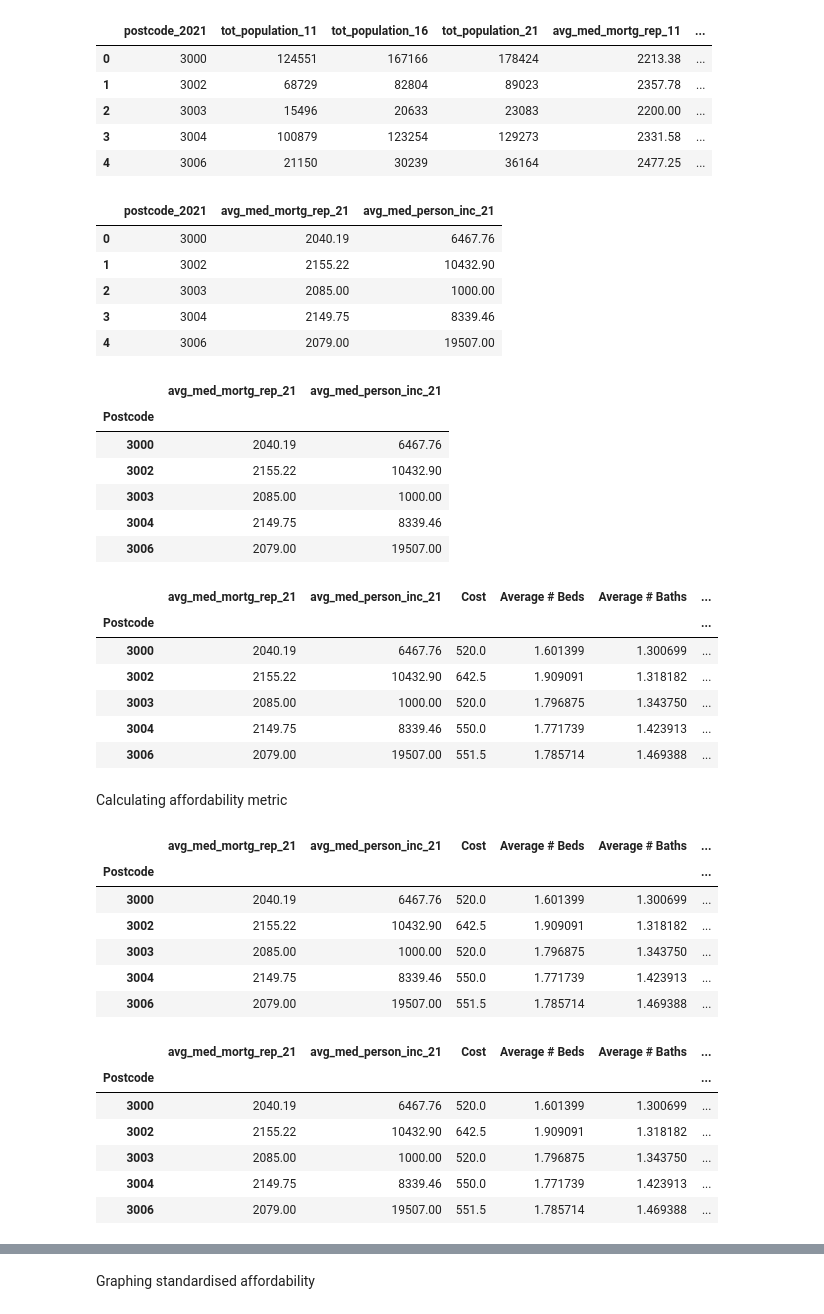
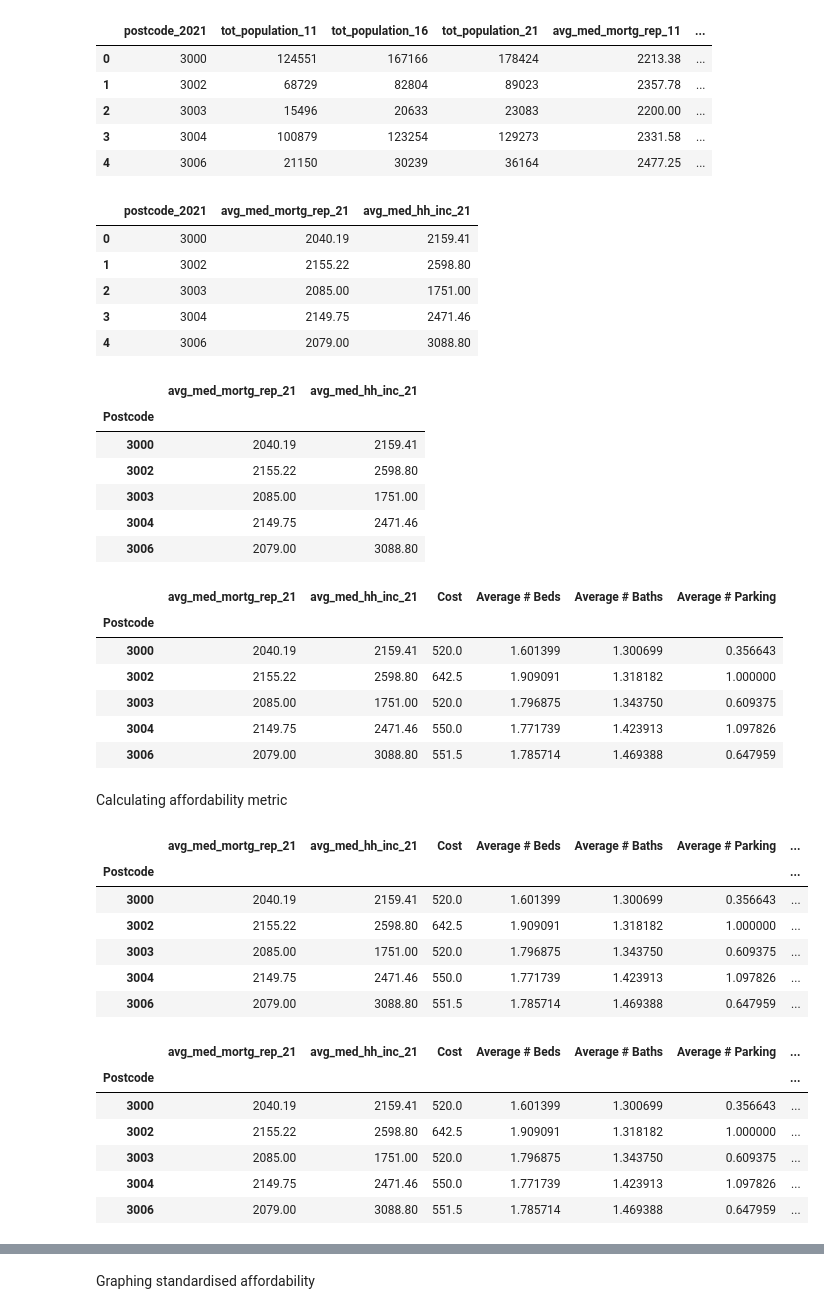
Before and after one commit to MAST30034-Applied-Data-Science/generic-real-estate-consulting-project-group-42, a Jupyter notebook: notebooks/affordability.ipynb, the cells around one changed output, grey strips where cells are left out. Saved outputs shown, nothing was run; the diff lists cells and outputs as text; code cells hidden in the pictures.

Commit message:
Editing affordability to have median household income

```diff
--- a/notebooks/affordability.ipynb
+++ b/notebooks/affordability.ipynb
@@ -127,40 +127,40 @@ census_by_postcode_df = census_by_postcode_df[["postcode_2021", "tot_population_
                             "avg_med_hh_inc_21", "tot_avg_hh_size_21"]]
 
 # Selecting columns required for assessing affordability
-census_income_df = census_by_postcode_df[["postcode_2021", "avg_med_mortg_rep_21", "avg_med_person_inc_21"]]
+census_income_df = census_by_postcode_df[["postcode_2021", "avg_med_mortg_rep_21", "avg_med_hh_inc_21"]]
 census_income_df.head()
 # %% [output]
-|  | postcode_2021 | avg_med_mortg_rep_21 | avg_med_person_inc_21 |
-| 0 | 3000 | 2040.19 | 6467.76 |
-| 1 | 3002 | 2155.22 | 10432.90 |
-| 2 | 3003 | 2085.00 | 1000.00 |
-| 3 | 3004 | 2149.75 | 8339.46 |
-| 4 | 3006 | 2079.00 | 19507.00 |
+|  | postcode_2021 | avg_med_mortg_rep_21 | avg_med_hh_inc_21 |
+| 0 | 3000 | 2040.19 | 2159.41 |
+| 1 | 3002 | 2155.22 | 2598.80 |
+| 2 | 3003 | 2085.00 | 1751.00 |
+| 3 | 3004 | 2149.75 | 2471.46 |
+| 4 | 3006 | 2079.00 | 3088.80 |
 # %%
 # Renaming postcode column of census dataframe and setting to index
 census_income_df = census_income_df.rename({"postcode_2021": "Postcode"}, axis = 1)
 census_income_df = census_income_df.set_index("Postcode")
 census_income_df.head()
 # %% [output]
-|  | avg_med_mortg_rep_21 | avg_med_person_inc_21 |
+|  | avg_med_mortg_rep_21 | avg_med_hh_inc_21 |
 | Postcode |  |  |
-| 3000 | 2040.19 | 6467.76 |
-| 3002 | 2155.22 | 10432.90 |
-| 3003 | 2085.00 | 1000.00 |
-| 3004 | 2149.75 | 8339.46 |
-| 3006 | 2079.00 | 19507.00 |
+| 3000 | 2040.19 | 2159.41 |
+| 3002 | 2155.22 | 2598.80 |
+| 3003 | 2085.00 | 1751.00 |
+| 3004 | 2149.75 | 2471.46 |
+| 3006 | 2079.00 | 3088.80 |
 # %%
 # Joining census income dataframe to dataframe containg price & facilities information
 df = census_income_df.join(price_by_facility_df, on = "Postcode", how = "right")
 df.head()
 # %% [output]
-|  | avg_med_mortg_rep_21 | avg_med_person_inc_21 | Cost | Average # Beds | Average # Baths | ... |
-| Postcode |  |  |  |  |  | ... |
-| 3000 | 2040.19 | 6467.76 | 520.0 | 1.601399 | 1.300699 | ... |
-| 3002 | 2155.22 | 10432.90 | 642.5 | 1.909091 | 1.318182 | ... |
-| 3003 | 2085.00 | 1000.00 | 520.0 | 1.796875 | 1.343750 | ... |
-| 3004 | 2149.75 | 8339.46 | 550.0 | 1.771739 | 1.423913 | ... |
-| 3006 | 2079.00 | 19507.00 | 551.5 | 1.785714 | 1.469388 | ... |
+|  | avg_med_mortg_rep_21 | avg_med_hh_inc_21 | Cost | Average # Beds | Average # Baths | Average # Parking |
+| Postcode |  |  |  |  |  |  |
+| 3000 | 2040.19 | 2159.41 | 520.0 | 1.601399 | 1.300699 | 0.356643 |
+| 3002 | 2155.22 | 2598.80 | 642.5 | 1.909091 | 1.318182 | 1.000000 |
+| 3003 | 2085.00 | 1751.00 | 520.0 | 1.796875 | 1.343750 | 0.609375 |
+| 3004 | 2149.75 | 2471.46 | 550.0 | 1.771739 | 1.423913 | 1.097826 |
+| 3006 | 2079.00 | 3088.80 | 551.5 | 1.785714 | 1.469388 | 0.647959 |
 # %% [markdown]
 Calculating affordability metric
 # %%
@@ -176,28 +176,28 @@ bath_weight = df["Average # Baths"].corr(df["Cost"])
 parking_weight = df["Average # Parking"].corr(df["Cost"])
 # %%
 # Taking the median rental price divided by the median income (multiply by 100 to get cost as a percentage of income)
-df["(Cost / Income)%"] = (df["Cost"] / df["avg_med_person_inc_21"]) * 100
+df["(Cost / Income)%"] = (df["Cost"] / df["avg_med_hh_inc_21"]) * 100
 df.head()
 # %% [output]
-|  | avg_med_mortg_rep_21 | avg_med_person_inc_21 | Cost | Average # Beds | Average # Baths | ... |
-| Postcode |  |  |  |  |  | ... |
-| 3000 | 2040.19 | 6467.76 | 520.0 | 1.601399 | 1.300699 | ... |
-| 3002 | 2155.22 | 10432.90 | 642.5 | 1.909091 | 1.318182 | ... |
-| 3003 | 2085.00 | 1000.00 | 520.0 | 1.796875 | 1.343750 | ... |
-| 3004 | 2149.75 | 8339.46 | 550.0 | 1.771739 | 1.423913 | ... |
-| 3006 | 2079.00 | 19507.00 | 551.5 | 1.785714 | 1.469388 | ... |
+|  | avg_med_mortg_rep_21 | avg_med_hh_inc_21 | Cost | Average # Beds | Average # Baths | Average # Parking | ... |
+| Postcode |  |  |  |  |  |  | ... |
+| 3000 | 2040.19 | 2159.41 | 520.0 | 1.601399 | 1.300699 | 0.356643 | ... |
+| 3002 | 2155.22 | 2598.80 | 642.5 | 1.909091 | 1.318182 | 1.000000 | ... |
+| 3003 | 2085.00 | 1751.00 | 520.0 | 1.796875 | 1.343750 | 0.609375 | ... |
+| 3004 | 2149.75 | 2471.46 | 550.0 | 1.771739 | 1.423913 | 1.097826 | ... |
+| 3006 | 2079.00 | 3088.80 | 551.5 | 1.785714 | 1.469388 | 0.647959 | ... |
 # %%
 # Taking the median mortage divided by the median income (multiply by 100 to get mortage as a percentage of income)
-df["(Mortage / Income)%"] = (df["avg_med_mortg_rep_21"] / df["avg_med_person_inc_21"]) * 100
+df["(Mortage / Income)%"] = (df["avg_med_mortg_rep_21"] / df["avg_med_hh_inc_21"]) * 100
 df.head()
 # %% [output]
-|  | avg_med_mortg_rep_21 | avg_med_person_inc_21 | Cost | Average # Beds | Average # Baths | ... |
-| Postcode |  |  |  |  |  | ... |
-| 3000 | 2040.19 | 6467.76 | 520.0 | 1.601399 | 1.300699 | ... |
-| 3002 | 2155.22 | 10432.90 | 642.5 | 1.909091 | 1.318182 | ... |
-| 3003 | 2085.00 | 1000.00 | 520.0 | 1.796875 | 1.343750 | ... |
-| 3004 | 2149.75 | 8339.46 | 550.0 | 1.771739 | 1.423913 | ... |
-| 3006 | 2079.00 | 19507.00 | 551.5 | 1.785714 | 1.469388 | ... |
+|  | avg_med_mortg_rep_21 | avg_med_hh_inc_21 | Cost | Average # Beds | Average # Baths | Average # Parking | ... |
+| Postcode |  |  |  |  |  |  | ... |
+| 3000 | 2040.19 | 2159.41 | 520.0 | 1.601399 | 1.300699 | 0.356643 | ... |
+| 3002 | 2155.22 | 2598.80 | 642.5 | 1.909091 | 1.318182 | 1.000000 | ... |
+| 3003 | 2085.00 | 1751.00 | 520.0 | 1.796875 | 1.343750 | 0.609375 | ... |
+| 3004 | 2149.75 | 2471.46 | 550.0 | 1.771739 | 1.423913 | 1.097826 | ... |
+| 3006 | 2079.00 | 3088.80 | 551.5 | 1.785714 | 1.469388 | 0.647959 | ... |
 # %%
 # Calculating non-stadardised affordability metric
 df["Affordability"] = ((bed_weight * df["Average # Beds"]) + (bath_weight * df["Average # Baths"]) + (parking_weight * df["Average # Parking"]) +
```
Also changed, not shown: parts of 3 cells of this notebook, 5 other files.
